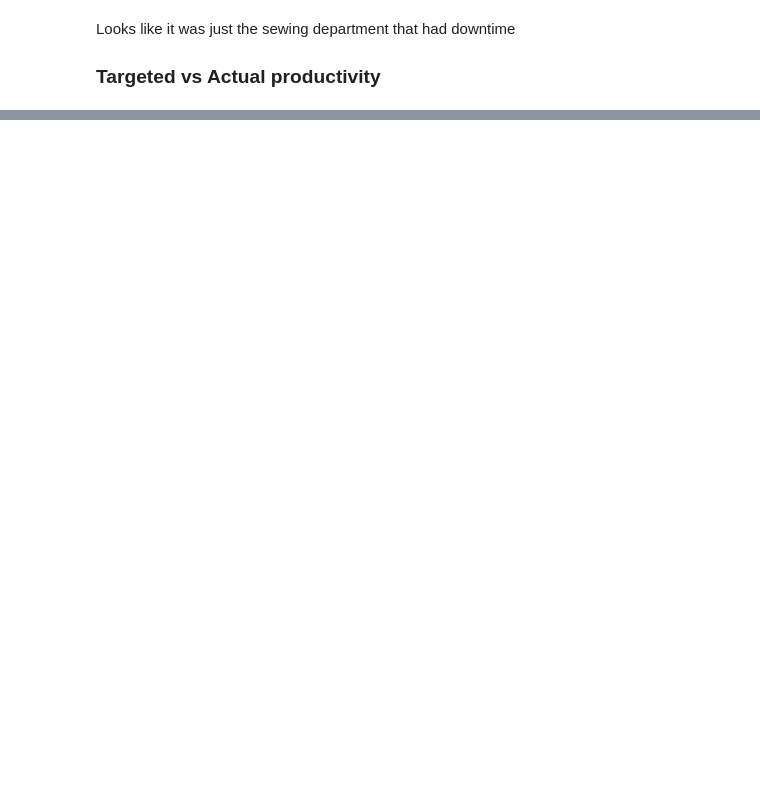
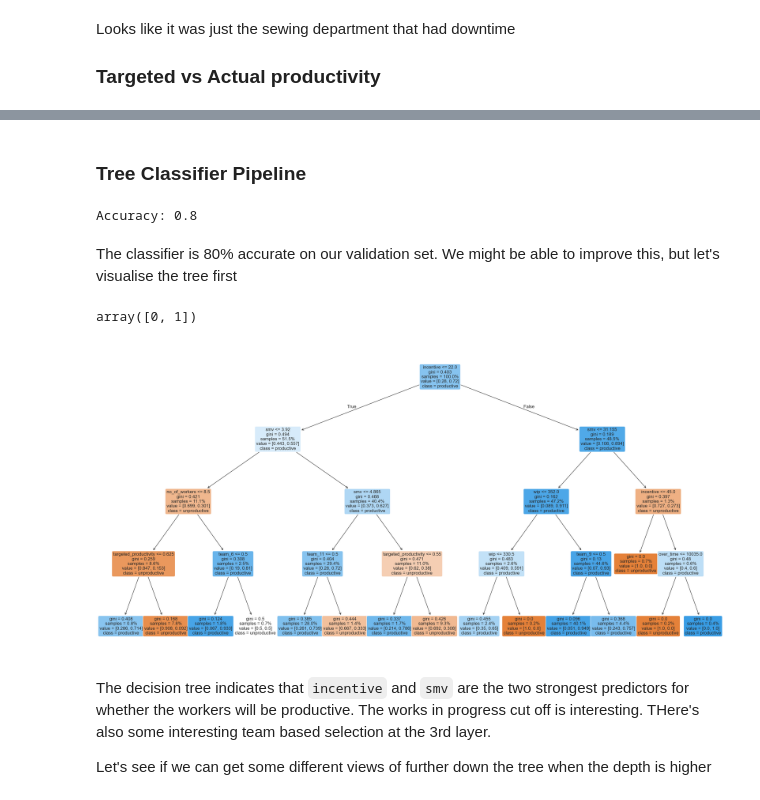
Before and after one commit to SJWallace/Dataquest, a Jupyter notebook: Guided Project - Predicting Employee Producitivty Using Tree Models/main.ipynb, the cells around one changed output, grey strips where cells are left out. Cells and saved outputs as stored; diff of their text form; code cells hidden in the pictures; blank space fills up the shorter version.

```diff
--- a/Guided Project - Predicting Employee Producitivty Using Tree Models/main.ipynb
+++ b/Guided Project - Predicting Employee Producitivty Using Tree Models/main.ipynb
@@ -277,0 +398,3 @@ Here's what we'll do
+# %%
+transformed_data = data_cleaning_transformer.fit_transform(df)
+transformed_data.head()
@@ -277,0 +414,59 @@ Here's what we'll do
+# %%
+X = df.drop('productive', axis=1)
+Y = df['productive']
+
+X_train, X_temp, Y_train, Y_temp = train_test_split(X, Y, test_size=0.3, random_state=42)
+X_val, X_test, Y_val, Y_test = train_test_split(X_temp, Y_temp, test_size=0.5, random_state=42)
+# %% [markdown]
+### Tree Classifier Pipeline
+# %%
+tree_pipeline = Pipeline(
+	steps=[
+			('data_cleaning', data_cleaning_transformer),
+			('tree_model', DecisionTreeClassifier(random_state=42, max_depth=4))
+	]
+)
+# %%
+tree_pipeline.fit(X_train, Y_train)
+y_val_pred = tree_pipeline.predict(X_val)
+
+## Note the error is because we're using CustomFunctionTransformers that don't pass the fit arguments correctly.
+
+from sklearn.metrics import accuracy_score
+
+print("Accuracy:", accuracy_score(Y_val, y_val_pred))
+# %% [output]
+Accuracy: 0.8
+# %% [markdown]
+The classifier is 80% accurate on our validation set. We might be able to improve this, but let's visualise the tree
+first
+# %%
+tree_pipeline.named_steps['tree_model'].classes_
+# %% [output]
+array([0, 1])
+# %%
+from sklearn.tree import plot_tree
+import matplotlib.pyplot as plt
+
+# Modify the feature names to remove pipeline prefixes or shorten them
+clean_feature_names = [name.split('__')[-1] for name in data_cleaning_transformer.get_feature_names_out()]
+
+plt.figure(figsize=(30, 15))
+plot_tree(
+	tree_pipeline.named_steps['tree_model'],
+	feature_names=clean_feature_names,
+	class_names=['unproductive', 'productive'],
+	filled=True,
+	rounded=True,
+	proportion=True,
+	fontsize=12
+	)
+plt.show()
+# %% [output]
+[figure, added]
+# %% [markdown]
+The decision tree indicates that `incentive` and `smv` are the two strongest predictors for whether the workers will
+be productive. The works in progress cut off is interesting. THere's also some interesting team based selection at
+the 3rd layer.
+
+Let's see if we can get some different views of further down the tree when the depth is higher
```
Also changed, not shown: parts of 25 cells of this notebook, 1 other file.
